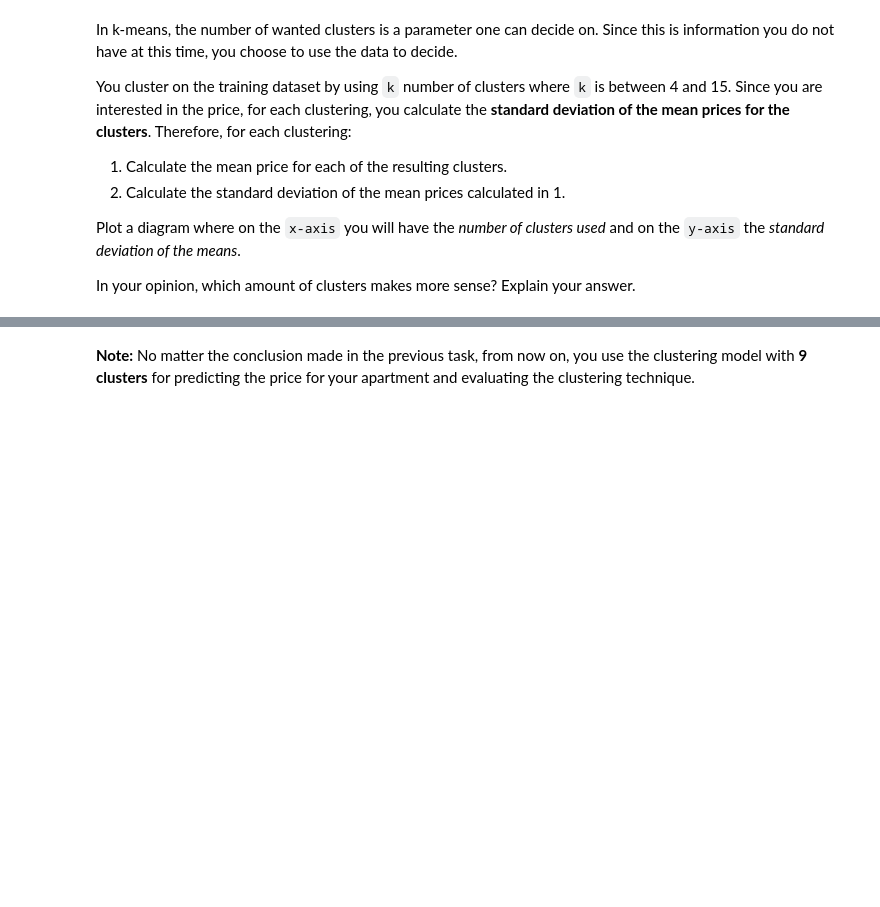
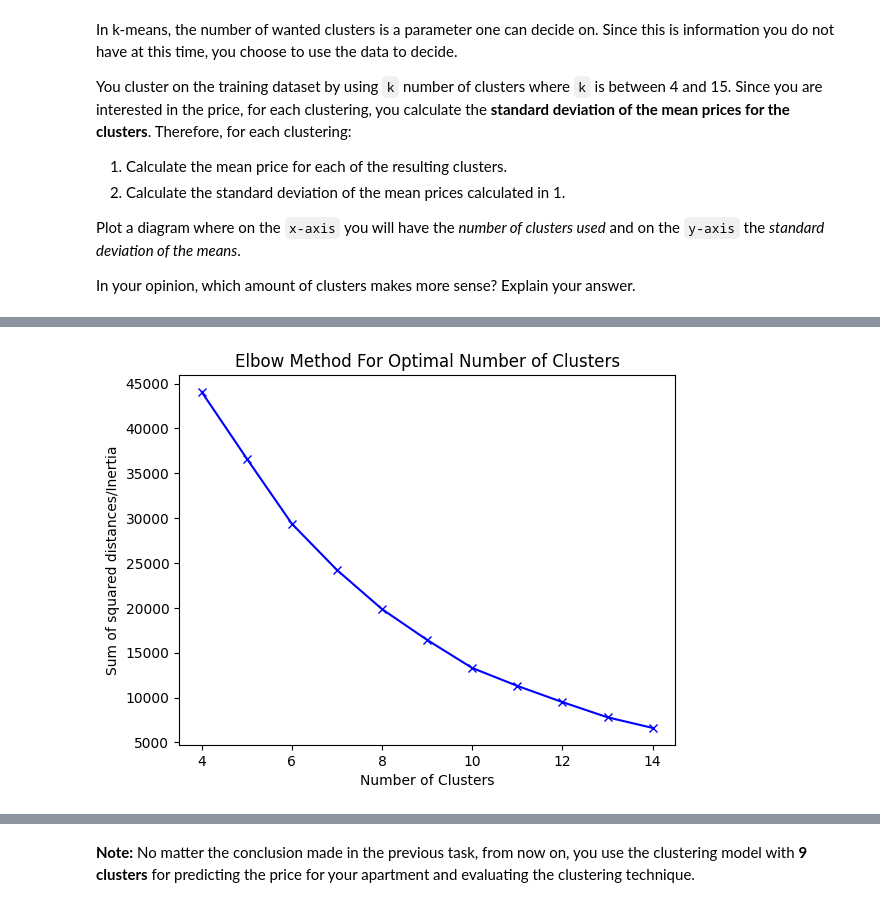
Before and after one commit to alpharmike/ids-assignment-1, a Jupyter notebook: assignment_1.ipynb, the cells around one changed output, grey strips where cells are left out. Cells and saved outputs as stored; diff of their text form; code cells hidden in the pictures; blank space fills up the shorter version.

Commit message:
Finalize clustering analysis

```diff
--- a/assignment_1.ipynb
+++ b/assignment_1.ipynb
@@ -614,2 +651,34 @@ In your opinion, which amount of clusters makes more sense? Explain your answer.
 # %%
 # Your answer goes here
+
+# Initialize values for later usage
+min_clusters = 4
+max_clusters = 15
+cluster_std = {}
+target_model = None
+target_model_cluster_means = None
+sum_of_squared_distances = []
+for num_clusters in range(min_clusters, max_clusters):
+    print(f"K-Means Clustering with {num_clusters} Clusters")
+    # Train the K-Means clustering with a specific number of clusters
+    kmeans = KMeans(n_clusters=num_clusters, n_init=100, random_state=100).fit(X_train_enc)
+    # Get the indices of the instances/smaples assigned to each cluster (with key being the cluster number and the value being the array of sample indices)
+    # Format: {cluster: array of indices} -> {0: [1, 4, 5, ...], 1: [0, 2, ...], ...}
+    cluster_indices = {cluster_num: np.where(kmeans.labels_ == cluster_num)[0] for cluster_num in range(kmeans.n_clusters)}
+    # Get price values corresponding to the samples of each cluster
+    cluster_prices = {cluster_num: y_train.values[cluster_indices[cluster_num]] for cluster_num in cluster_indices}
+    # Get the one-hot encoded samples assigned to each cluster
+    cluster_samples = {cluster_num: X_train_enc[cluster_indices[cluster_num]] for cluster_num in cluster_indices}
+    # Keep track of sum of squared distances between cluster centroids and their samples
+    sum_of_squared_distances.append(kmeans.inertia_)
+    # Calculate and assign the mean value of prices for each cluster
+    cluster_means = {}
+    for cluster_num in cluster_prices:
+        cluster_means[cluster_num] = cluster_prices[cluster_num].mean()
+    price_std = np.array(list(cluster_means.values())).std()
+    # Keep track of number of clusters used and the standard deviation of the mean values of the prices
+    cluster_std[num_clusters] = price_std
+    # Saving the model and its cluster samples with 9 clusters for the next task
+    if num_clusters == 9:
+        target_model = kmeans
+        target_model_cluster_means = cluster_means
@@ -615,0 +701,8 @@ In your opinion, which amount of clusters makes more sense? Explain your answer.
+# %%
+plt.plot(range(min_clusters, max_clusters), sum_of_squared_distances, '-bx')
+plt.xlabel("Number of Clusters")
+plt.ylabel('Sum of squared distances/Inertia')
+plt.title('Elbow Method For Optimal Number of Clusters')
+plt.show()
+# %% [output]
+[figure, added]
```
Also changed, not shown: parts of 21 cells of this notebook.
